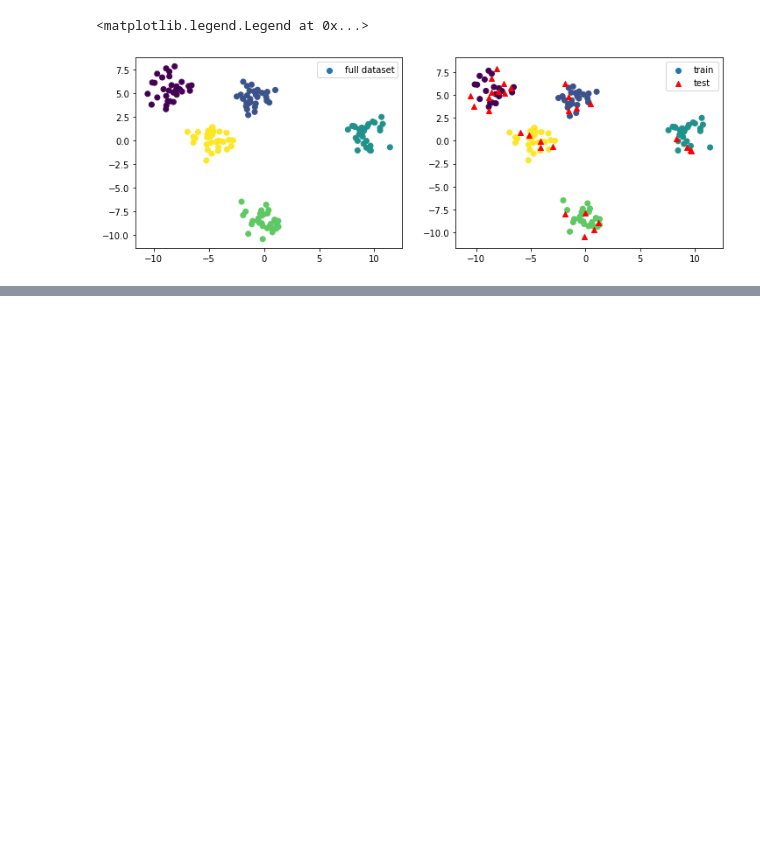
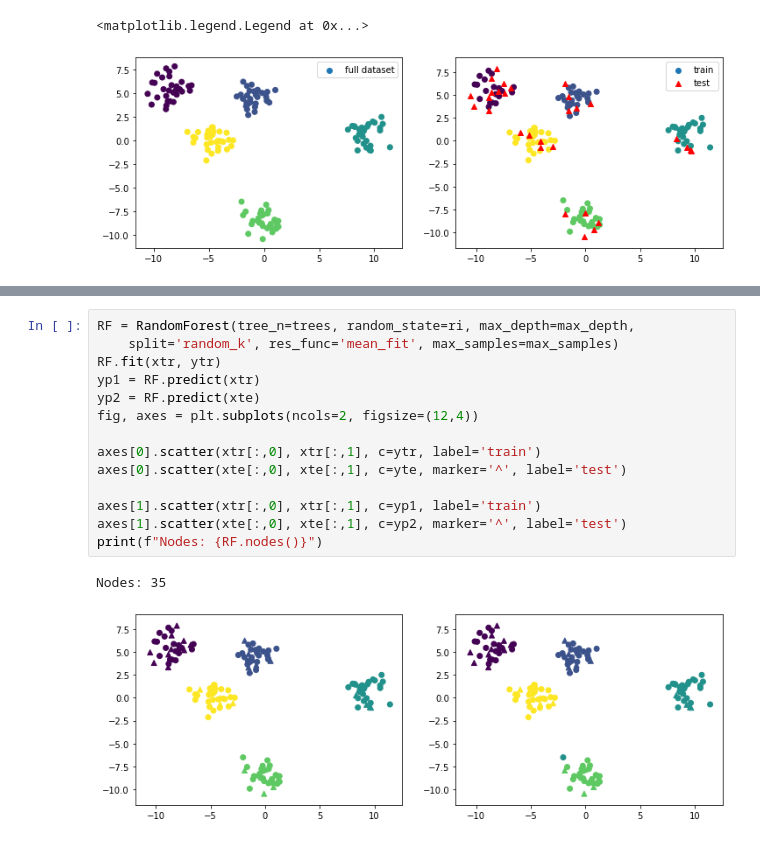
Before and after one commit to newmancu/ML_tests, a Jupyter notebook: ML/Trees/RandomForest.ipynb, the cells around one changed output, grey strips where cells are left out. Saved outputs shown, nothing was run; the diff lists cells and outputs as text; blank space fills up the shorter version.

```diff
--- a/ML/Trees/RandomForest.ipynb
+++ b/ML/Trees/RandomForest.ipynb
@@ -448,2 +518,19 @@ axes[1].scatter(xte[:,0], xte[:,1], c=yp2, marker='^', label='test')
+# %%
+RF = RandomForest(tree_n=trees, random_state=ri, max_depth=max_depth,
+    split='random_k', res_func='mean_fit', max_samples=max_samples)
+RF.fit(xtr, ytr)
+yp1 = RF.predict(xtr)
+yp2 = RF.predict(xte)
+fig, axes = plt.subplots(ncols=2, figsize=(12,4))
+
+axes[0].scatter(xtr[:,0], xtr[:,1], c=ytr, label='train')
+axes[0].scatter(xte[:,0], xte[:,1], c=yte, marker='^', label='test')
+
+axes[1].scatter(xtr[:,0], xtr[:,1], c=yp1, label='train')
+axes[1].scatter(xte[:,0], xte[:,1], c=yp2, marker='^', label='test')
+print(f"Nodes: {RF.nodes()}")
+# %% [output]
+Nodes: 35
+[figure, added]
 # %%
 RF = ensemble.RandomForestClassifier(
```
Also changed, not shown: parts of 12 cells of this notebook.
